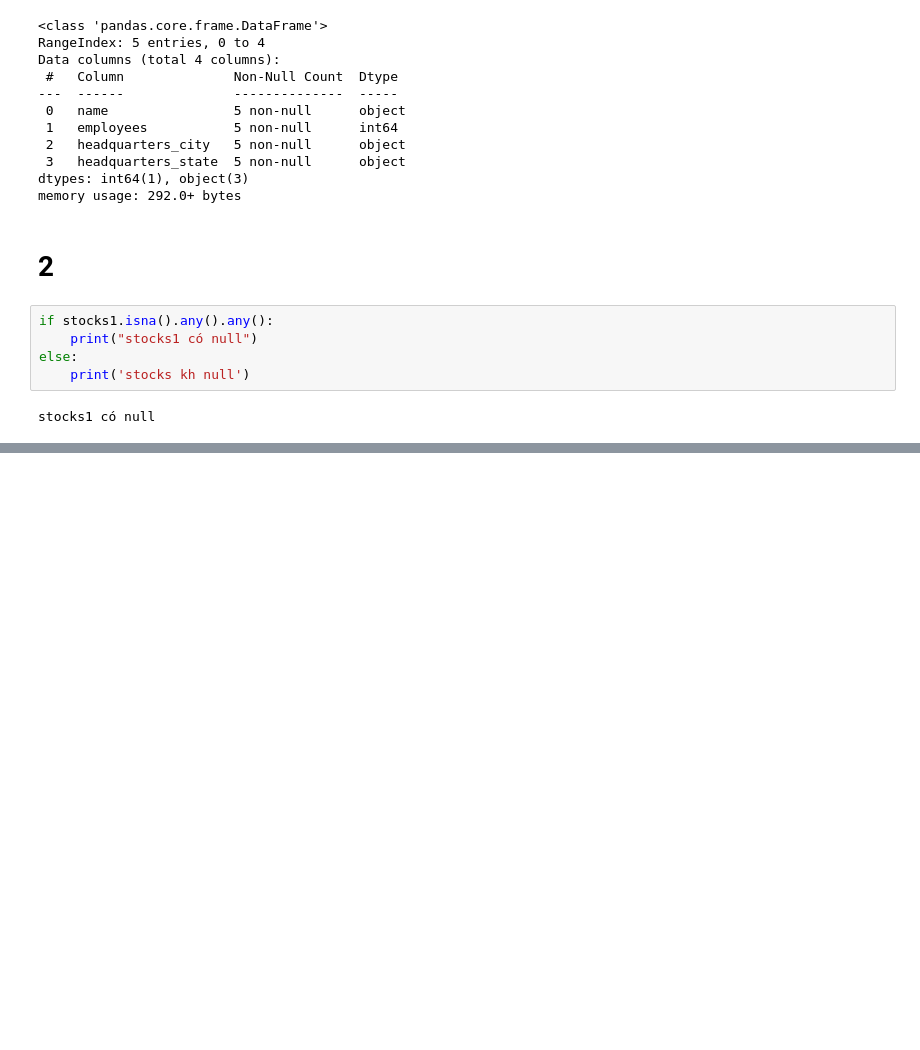
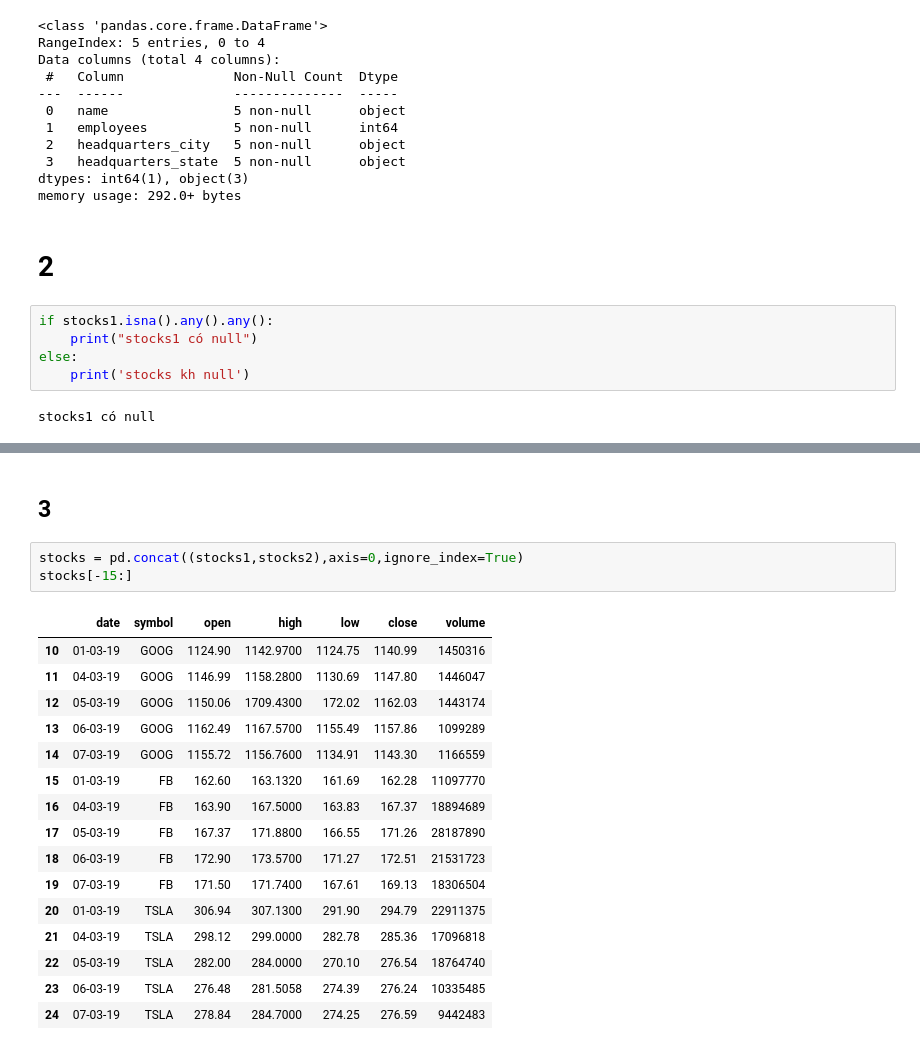
Before and after one commit to 49-Vinh-17A1/STT40_Nguyen_Van_Vinh_23174600020_DHKL17A1HN, a Jupyter notebook: chuong4/bai4.22.ipynb, the cells around one changed output, grey strips where cells are left out. Cells and saved outputs as stored; diff of their text form; blank space fills up the shorter version.

```diff
--- a/chuong4/bai4.22.ipynb
+++ b/chuong4/bai4.22.ipynb
@@ -176,0 +212,22 @@ stocks1 = np.where(stocks1.isna(),stocks1['high'].max(),stocks1)
+# %% [markdown]
+## 3
+# %%
+stocks = pd.concat((stocks1,stocks2),axis=0,ignore_index=True)
+stocks[-15:]
+# %% [output]
+|  | date | symbol | open | high | low | close | volume |
+| 10 | 01-03-19 | GOOG | 1124.90 | 1142.9700 | 1124.75 | 1140.99 | 1450316 |
+| 11 | 04-03-19 | GOOG | 1146.99 | 1158.2800 | 1130.69 | 1147.80 | 1446047 |
+| 12 | 05-03-19 | GOOG | 1150.06 | 1709.4300 | 172.02 | 1162.03 | 1443174 |
+| 13 | 06-03-19 | GOOG | 1162.49 | 1167.5700 | 1155.49 | 1157.86 | 1099289 |
+| 14 | 07-03-19 | GOOG | 1155.72 | 1156.7600 | 1134.91 | 1143.30 | 1166559 |
+| 15 | 01-03-19 | FB | 162.60 | 163.1320 | 161.69 | 162.28 | 11097770 |
+| 16 | 04-03-19 | FB | 163.90 | 167.5000 | 163.83 | 167.37 | 18894689 |
+| 17 | 05-03-19 | FB | 167.37 | 171.8800 | 166.55 | 171.26 | 28187890 |
+| 18 | 06-03-19 | FB | 172.90 | 173.5700 | 171.27 | 172.51 | 21531723 |
+| 19 | 07-03-19 | FB | 171.50 | 171.7400 | 167.61 | 169.13 | 18306504 |
+| 20 | 01-03-19 | TSLA | 306.94 | 307.1300 | 291.90 | 294.79 | 22911375 |
+| 21 | 04-03-19 | TSLA | 298.12 | 299.0000 | 282.78 | 285.36 | 17096818 |
+| 22 | 05-03-19 | TSLA | 282.00 | 284.0000 | 270.10 | 276.54 | 18764740 |
+| 23 | 06-03-19 | TSLA | 276.48 | 281.5058 | 274.39 | 276.24 | 10335485 |
+| 24 | 07-03-19 | TSLA | 278.84 | 284.7000 | 274.25 | 276.59 | 9442483 |
```
Also changed, not shown: parts of 14 cells of this notebook, 1 other file.
